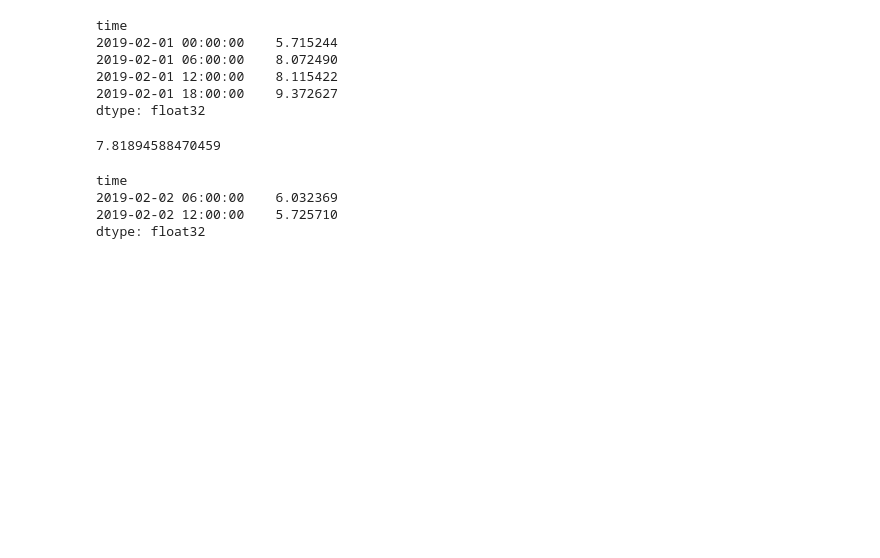
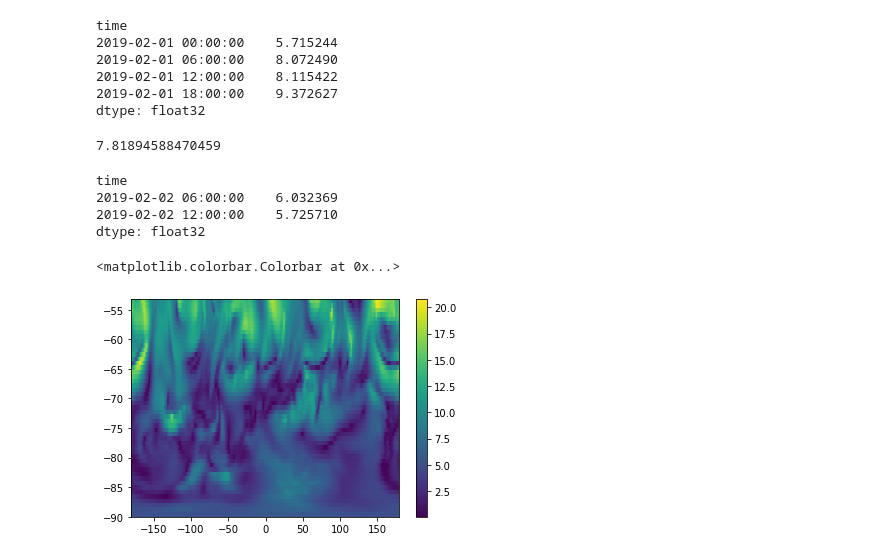
Before and after one commit to ICESAT-2HackWeek/Snowblower, a Jupyter notebook: erai_reanalysis_demonstration.ipynb, the cells around one changed output. Drawn from its saved outputs; the diff is of its cells as text; code cells hidden in the pictures; blank space fills up the shorter version.

Commit message:
Novo met plots

```diff
--- a/erai_reanalysis_demonstration.ipynb
+++ b/erai_reanalysis_demonstration.ipynb
@@ -131,3 +131,10 @@ time
 2019-02-02 06:00:00    6.032369
 2019-02-02 12:00:00    5.725710
 dtype: float32
+# %%
+x_grid,y_grid = meshgrid(erai_SH_forecast.lons,erai_SH_forecast.lats)
+plt.pcolormesh(x_grid,y_grid,erai_SH_analysis.si10.loc['2019-01-02-12'].values)
+plt.colorbar()
+# %% [output]
+<matplotlib.colorbar.Colorbar at 0x...>
+[figure, added]
```
Also changed, not shown: parts of 2 cells of this notebook.
